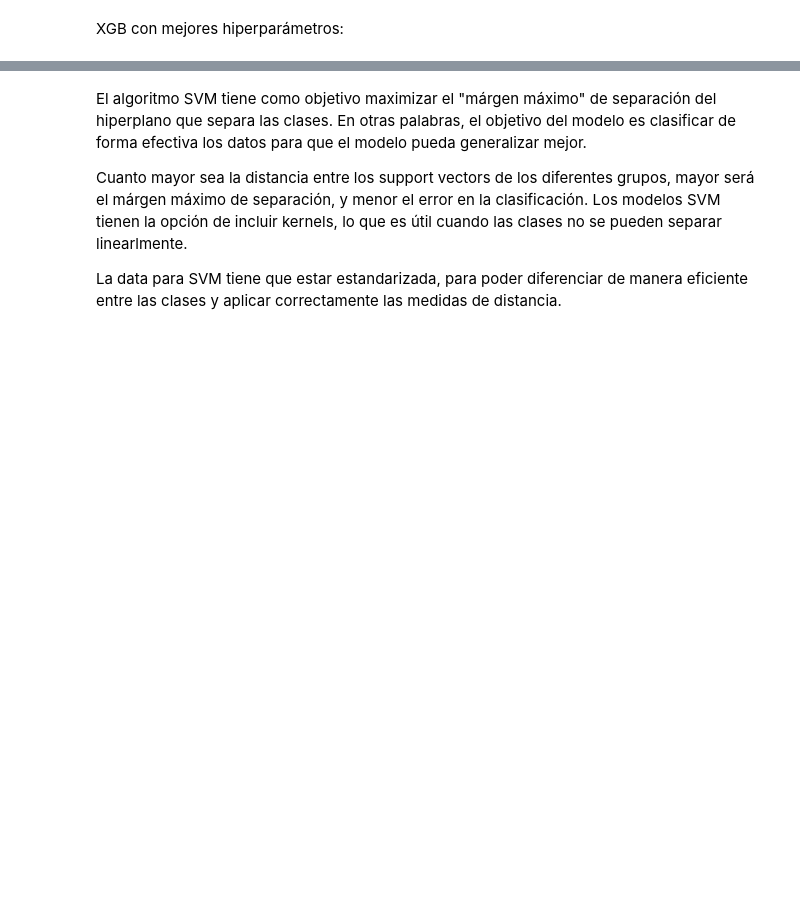
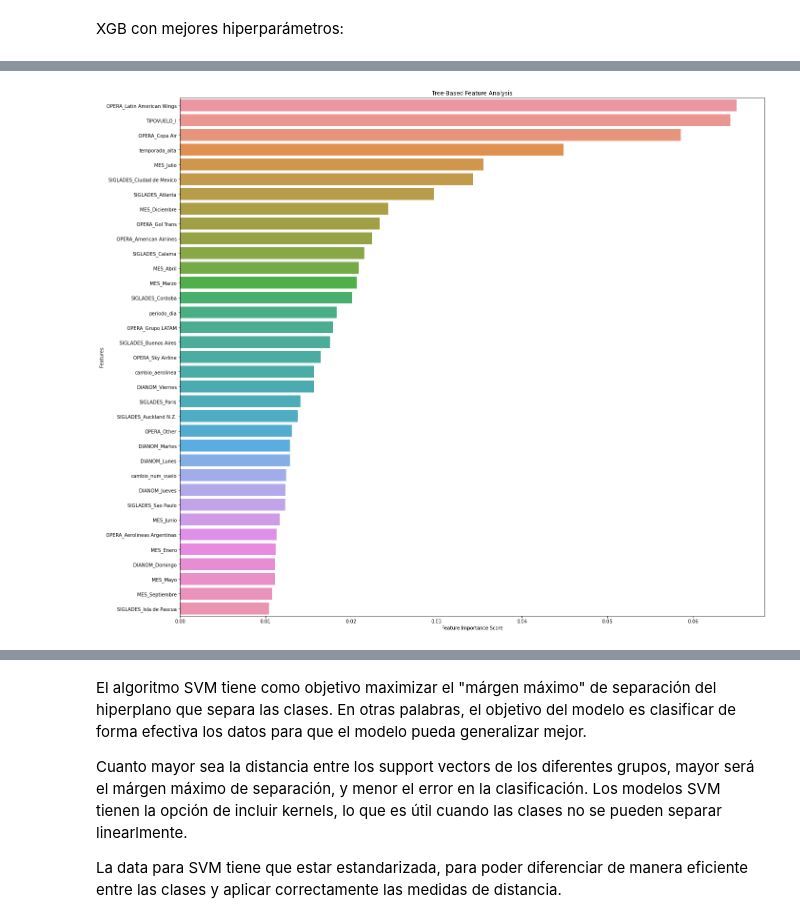
Before and after one commit to rebeccahcohen/Challenge_LATAM, a Jupyter notebook: modelos.ipynb, the cells around one changed output, grey strips where cells are left out. Saved outputs shown, nothing was run; the diff lists cells and outputs as text; code cells hidden in the pictures; blank space fills up the shorter version.

```diff
--- a/modelos.ipynb
+++ b/modelos.ipynb
@@ -304,7 +309,9 @@ KeyboardInterrupt:
 # %% [markdown]
 XGB con mejores hiperparámetros:
 # %%
-xgb = XGBClassifier(scale_pos_weight = scale_pos_weight, random_state = 42)
+xgb = Pipeline([('scl', StandardScaler()),
+                ('clf', XGBClassifier(scale_pos_weight = scale_pos_weight, random_state = 42, subsample = 0.9, n_estimators = 100, max_depth = 3, gamma = 0.1, use_label_encoder=False)),
+                        ])
 
 xgb.fit(X, y)
 
@@ -317,0 +333,11 @@ print(f'The f1 macro score is: {f1_score_macro}')
+# %%
+xgb = XGBClassifier(scale_pos_weight=scale_pos_weight, subsample= 0.5, n_estimators= 100, max_depth= 3, gamma= 0.3, random_state=42, use_label_encoder=False)
+
+xgb.fit(X, y)
+
+feature_scores = pd.Series(xgb.feature_importances_, index=X.columns).sort_values(ascending=False).head(35)
+sns.barplot(x=feature_scores, y=feature_scores.index).set_title('Tree-Based Feature Analysis')
+plt.xlabel('Feature Importance Score')
+plt.ylabel('Features')
+plt.rcParams["figure.figsize"] = (22, 20)
+# %% [output]
@@ -317,0 +345 @@ print(f'The f1 macro score is: {f1_score_macro}')
+[figure, added]
```
Also changed, not shown: parts of 24 cells of this notebook.
